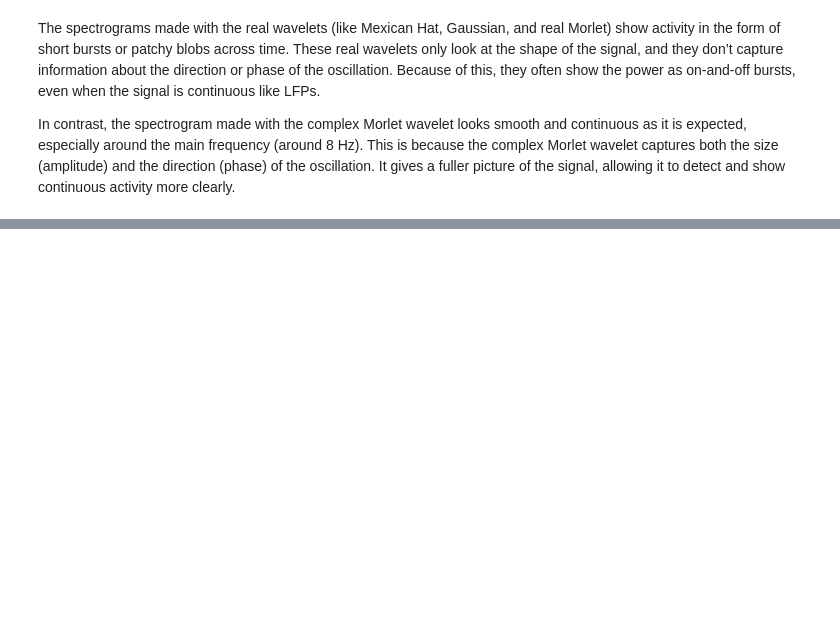
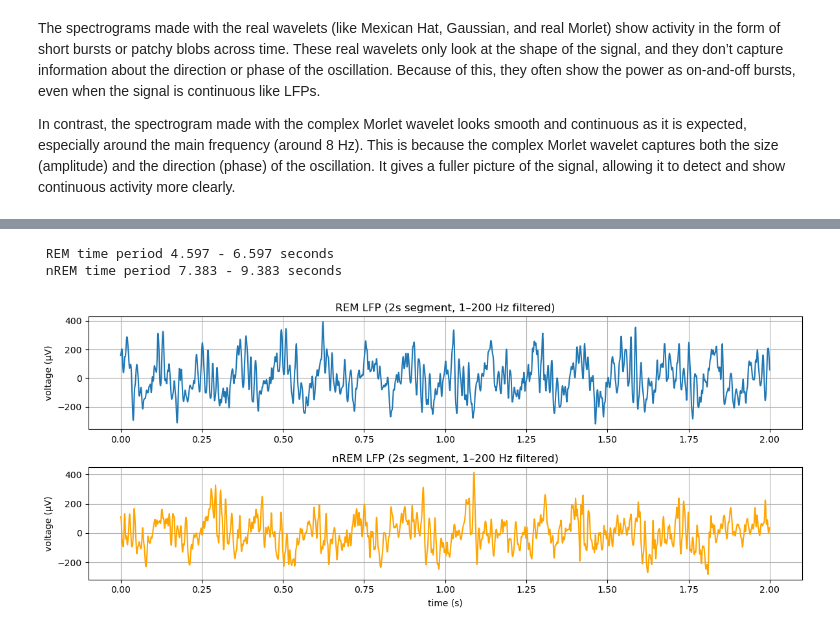
Before and after one commit to pschristodoulou/NRA, a Jupyter notebook: LFP/Ass1_ex1.ipynb, the cells around one changed output, grey strips where cells are left out. Drawn from its saved outputs; the diff is of its cells as text; code cells hidden in the pictures; blank space fills up the shorter version.

```diff
--- a/LFP/Ass1_ex1.ipynb
+++ b/LFP/Ass1_ex1.ipynb
@@ -331,0 +432,60 @@ In contrast, the spectrogram made with the complex Morlet wavelet looks smooth a
+# %%
+def lh_bandpass_filter(input, low_f, high_f, sampling_rate=sampling_rate, filter_order=5):
+    filter = butter(filter_order,[low_f,high_f],
+                    btype='band',
+                    output='sos',
+                    fs=sampling_rate)
+
+    wideband_lfp = sosfilt(filter, input)
+    return wideband_lfp
+# %%
+# Wideband-filter the 10s segment (1–200 Hz)
+segment_len = int(2 * sampling_rate)
+
+sig_filtered = lh_bandpass_filter(sig, low_f=1, high_f=200, sampling_rate=sampling_rate)
+
+def find_segment_start(mask, min_len):
+    count = 0
+    for i in range(len(mask)):
+        if mask[i]:
+            count += 1
+            if count >= min_len:
+                return i - min_len + 1
+        else:
+            count = 0
+    return None
+
+# Find valid 2-second REM and nREM segments
+rem_start = find_segment_start(rem_mask, segment_len)
+nrem_start = find_segment_start(nrem_mask, segment_len)
+
+t_rem= rem_start/sampling_rate
+t_nrem = nrem_start/sampling_rate
+print(f" REM time period {t_rem} - {t_rem + segment_len/sampling_rate} seconds")
+print(f" nREM time period {t_nrem} - {t_nrem + segment_len/sampling_rate} seconds")
+
+# Extract the LFP segments
+rem_segment = sig_filtered[rem_start:rem_start + segment_len]
+nrem_segment = sig_filtered[nrem_start:nrem_start + segment_len]
+t_segment = np.linspace(0, 2, segment_len)
+
+# Plot both segments
+plt.figure(figsize=(12, 5))
+plt.subplot(2, 1, 1)
+plt.plot(t_segment, rem_segment)
+plt.title("REM LFP (2s segment, 1–200 Hz filtered)")
+plt.ylabel("voltage (μV)")
+plt.grid()
+
+plt.subplot(2, 1, 2)
+plt.plot(t_segment, nrem_segment, color='orange')
+plt.title("nREM LFP (2s segment, 1–200 Hz filtered)")
+plt.xlabel("time (s)")
+plt.ylabel("voltage (μV)")
+plt.grid()
+plt.tight_layout()
+plt.show()
+# %% [output]
+ REM time period 4.597 - 6.597 seconds
+ nREM time period 7.383 - 9.383 seconds
+[figure, added]
```
Also changed, not shown: parts of 7 cells of this notebook.
